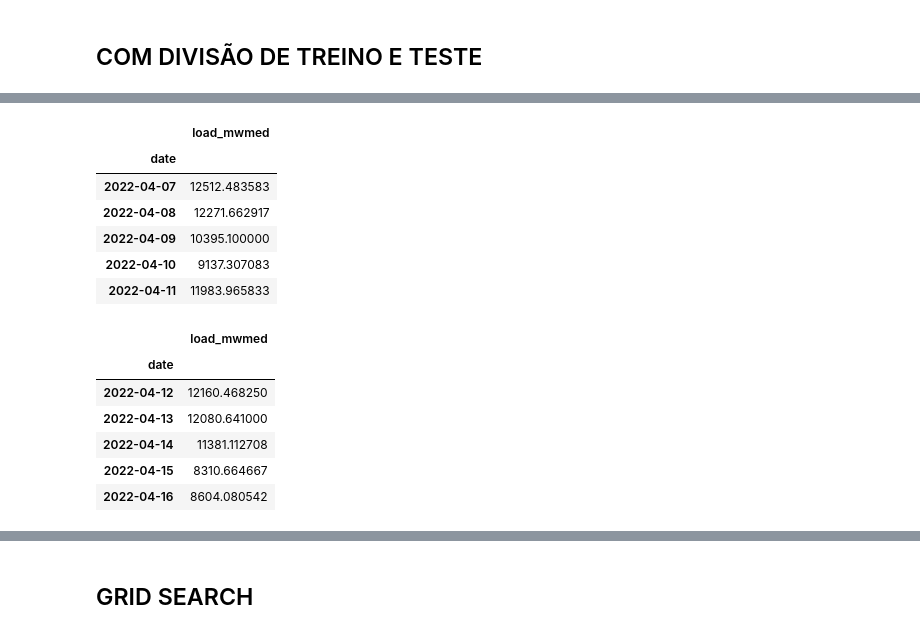
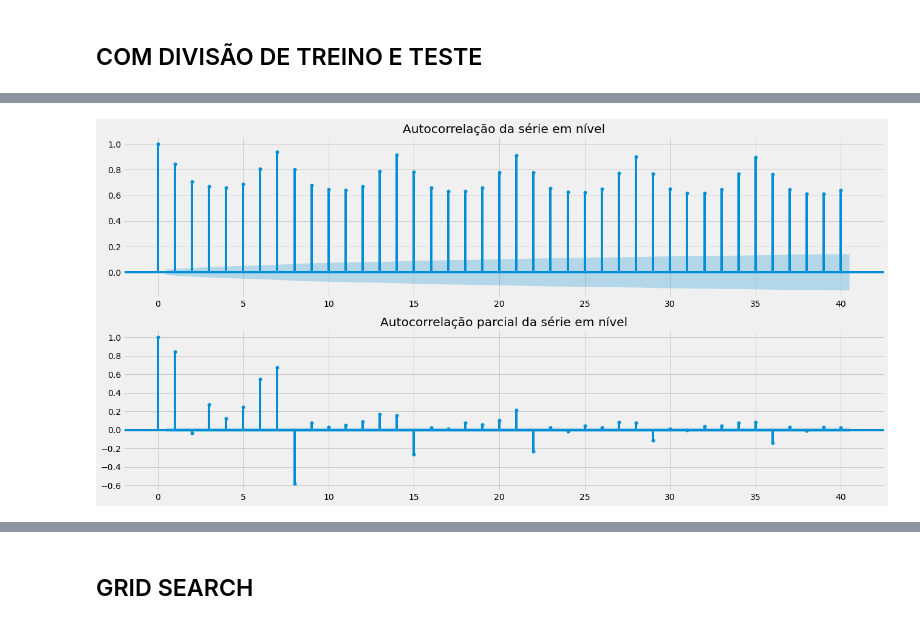
Before and after one commit to matheus-vizzotto/projecao_demanda_eletrica, a Jupyter notebook: models_tests/sarima.ipynb, the cells around one changed output, grey strips where cells are left out. Cells and saved outputs as stored; diff of their text form; code cells hidden in the pictures.

```diff
--- a/models_tests/sarima.ipynb
+++ b/models_tests/sarima.ipynb
@@ -90,20 +95,0 @@ train, test = df_load_sul.iloc[:-30], df_load_sul.iloc[-30:]
-# %%
-train.tail()
-# %% [output]
-|  | load_mwmed |
-| date |  |
-| 2022-04-07 | 12512.483583 |
-| 2022-04-08 | 12271.662917 |
-| 2022-04-09 | 10395.100000 |
-| 2022-04-10 | 9137.307083 |
-| 2022-04-11 | 11983.965833 |
-# %%
-test.head()
-# %% [output]
-|  | load_mwmed |
-| date |  |
-| 2022-04-12 | 12160.468250 |
-| 2022-04-13 | 12080.641000 |
-| 2022-04-14 | 11381.112708 |
-| 2022-04-15 | 8310.664667 |
-| 2022-04-16 | 8604.080542 |
@@ -109,0 +98,8 @@ test.head()
+# %%
+N, M = 20, 10
+fig, (ax1, ax2) = plt.subplots(2, figsize = (N,M))
+plot_acf(train["load_mwmed"], title = "Autocorrelação da série em nível", ax = ax1)
+plot_pacf(train["load_mwmed"], title = "Autocorrelação parcial da série em nível", ax = ax2)
+plt.show()
+# %% [output]
+[figure, added]
```
Also changed, not shown: parts of 18 cells of this notebook.
